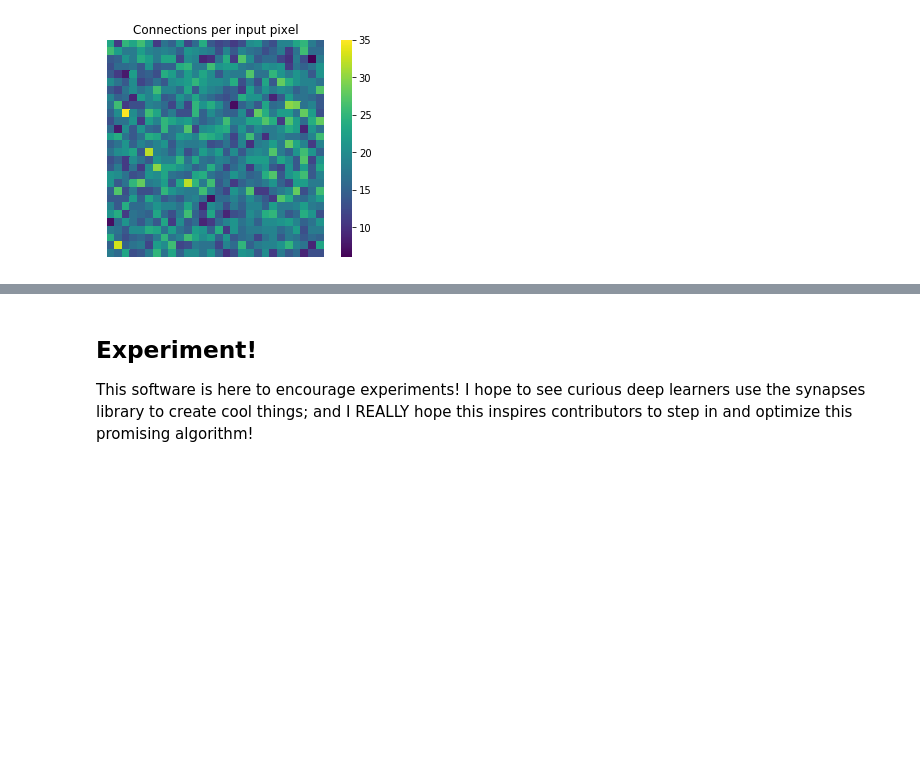
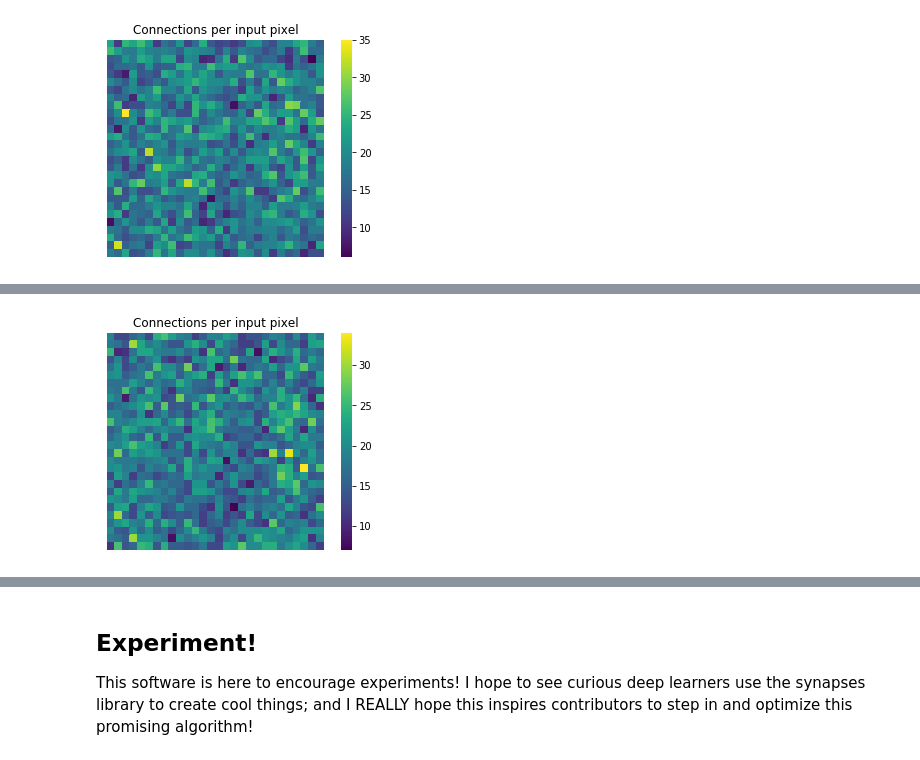
Before and after one commit to AlliedToasters/synapses, a Jupyter notebook: MNIST_demo.ipynb, the cells around one changed output, grey strips where cells are left out. Saved outputs shown, nothing was run; the diff lists cells and outputs as text; code cells hidden in the pictures; blank space fills up the shorter version.

```diff
--- a/MNIST_demo.ipynb
+++ b/MNIST_demo.ipynb
@@ -368,0 +364,15 @@ Train Epoch: 26 [57344/60000 (96%)]     Loss: 0.085881
+# %%
+epochs = 5000
+evol_net.evolution_proba = .1
+
+for epoch in range(1, epochs + 1):
+    show_MNIST_connections(evol_net)
+    evolnet_history = train(log_interval, evol_net, device, train_loader, optimizer, epoch, evolnet_history)
+    evolnet_history = test(evol_net, device, test_loader, evolnet_history)
+    evolnet_history.plot()
+
+evolnet_history = test(evol_net, device, test_loader, evolnet_history)
+
+show_MNIST_connections(evol_net)
+# %% [output]
+[figure, added]
```
Also changed, not shown: parts of 2 cells of this notebook, 1 other file.
